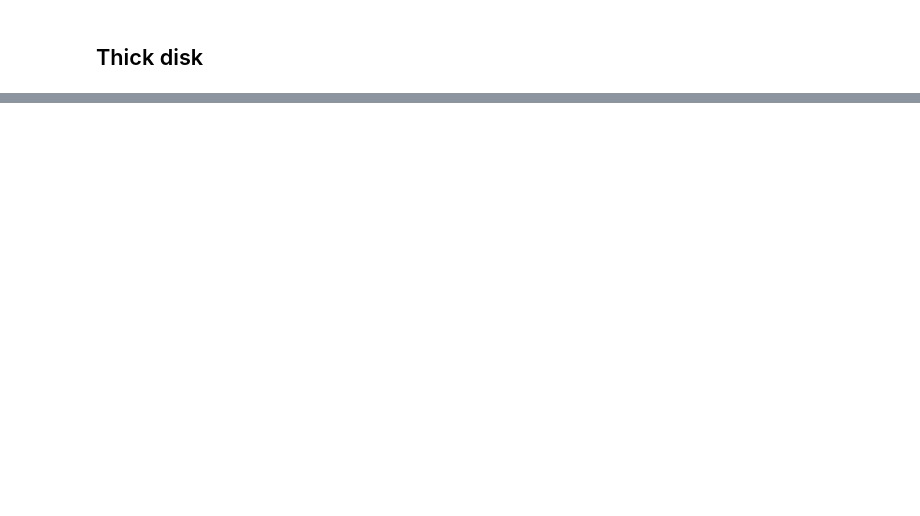
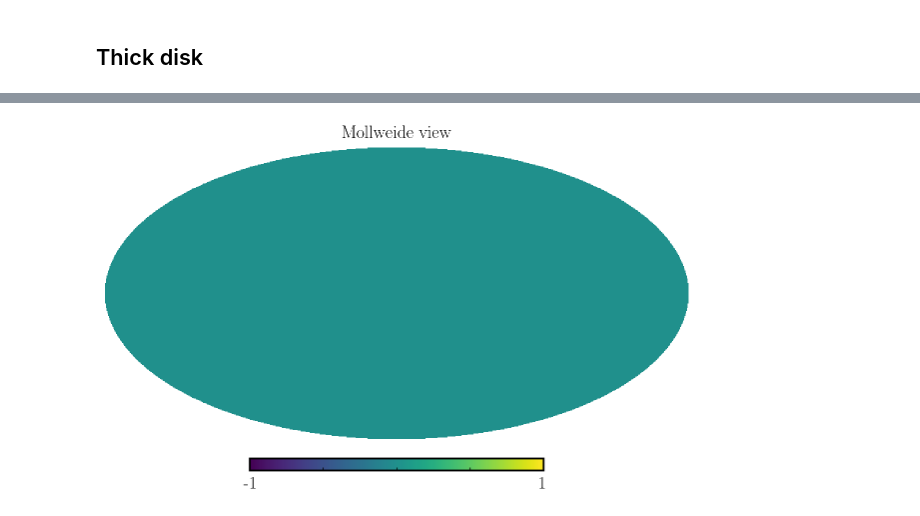
Before and after one commit to smsharma/fermi-gce-flows, a Jupyter notebook: notebooks/02_analysis.ipynb, the cells around one changed output, grey strips where cells are left out. Cells and saved outputs as stored; diff of their text form; code cells hidden in the pictures; blank space fills up the shorter version.

```diff
--- a/notebooks/02_analysis.ipynb
+++ b/notebooks/02_analysis.ipynb
@@ -760,0 +785,4 @@ $9.2^{+0.2}_{-0.6}\%$ & $13.1^{+4.4}_{-7.7}\%$ & $2.3^{1.2}_{2.2}$ & $3.0^{+0.3}
+# %%
+hp.mollview(plot_map_manual - plot_map_pool, nest=True)
+# %% [output]
+[figure, added]
```
Also changed, not shown: parts of 16 cells of this notebook.
